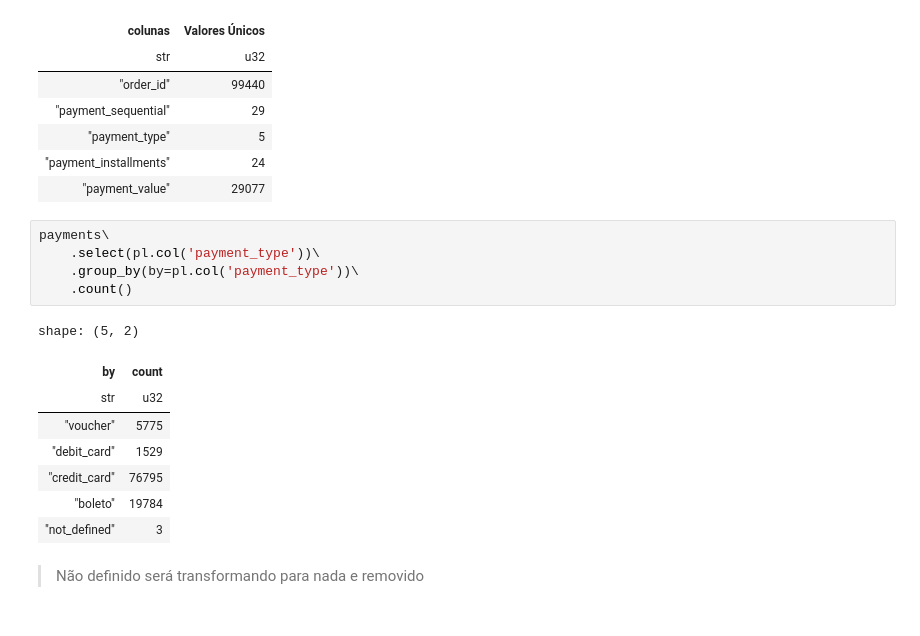
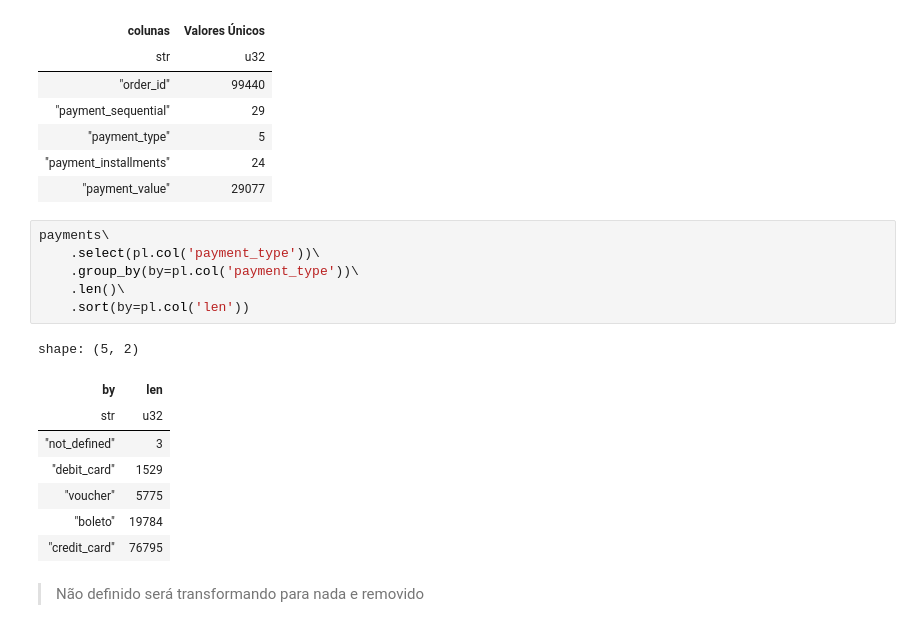
Before and after one commit to kaladabrio2020/ecommerce-brazil-dashboard-bi, a Jupyter notebook: limpezaDadosComPolars.ipynb, the cells around one changed output. Saved outputs shown, nothing was run; the diff lists cells and outputs as text.

```diff
--- a/limpeza_dados.ipynb
+++ b/limpezaDadosComPolars.ipynb
@@ -291,17 +288,18 @@ shape: (5, 2)
 # %%
 payments\
     .select(pl.col('payment_type'))\
     .group_by(by=pl.col('payment_type'))\
-    .count()
+    .len()\
+    .sort(by=pl.col('len'))
 # %% [output]
 shape: (5, 2)
-| by | count |
+| by | len |
 | str | u32 |
+| "not_defined" | 3 |
+| "debit_card" | 1529 |
 | "voucher" | 5775 |
-| "debit_card" | 1529 |
+| "boleto" | 19784 |
 | "credit_card" | 76795 |
-| "boleto" | 19784 |
-| "not_defined" | 3 |
 # %% [markdown]
 > Não definido será transformando para nada e removido
 # %%
```
Also changed, not shown: parts of 14 cells of this notebook, 1 other file.
